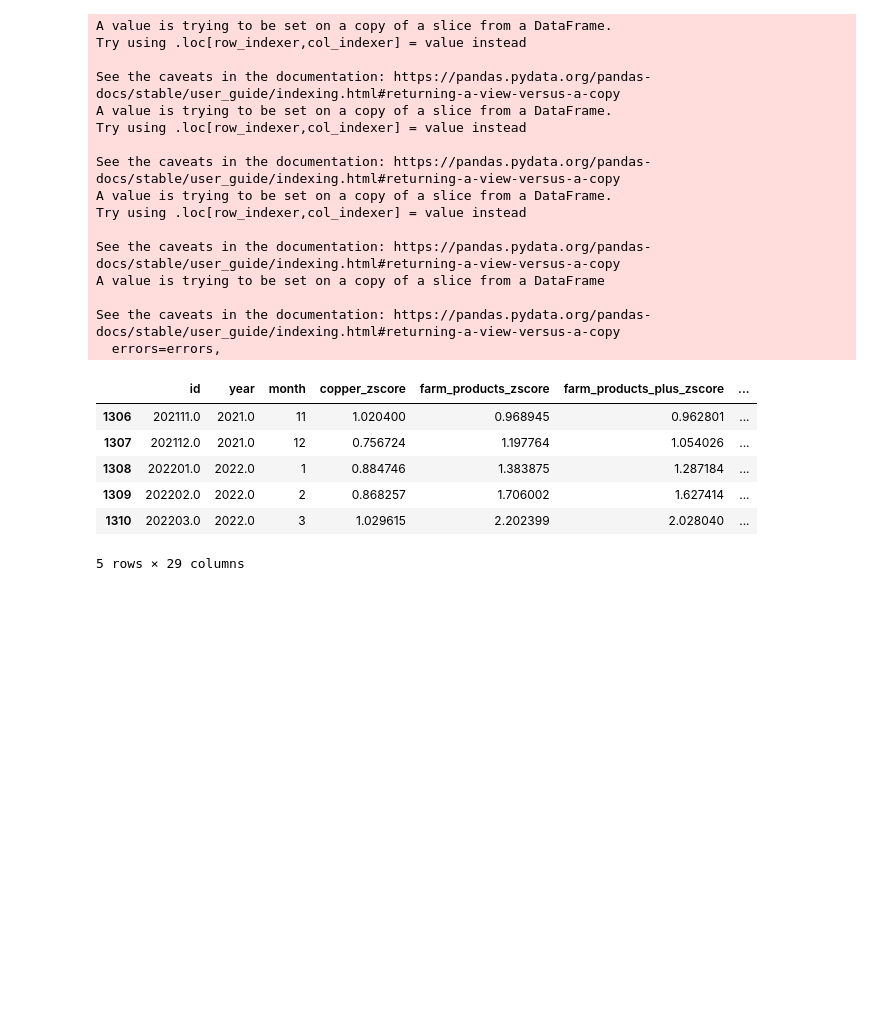
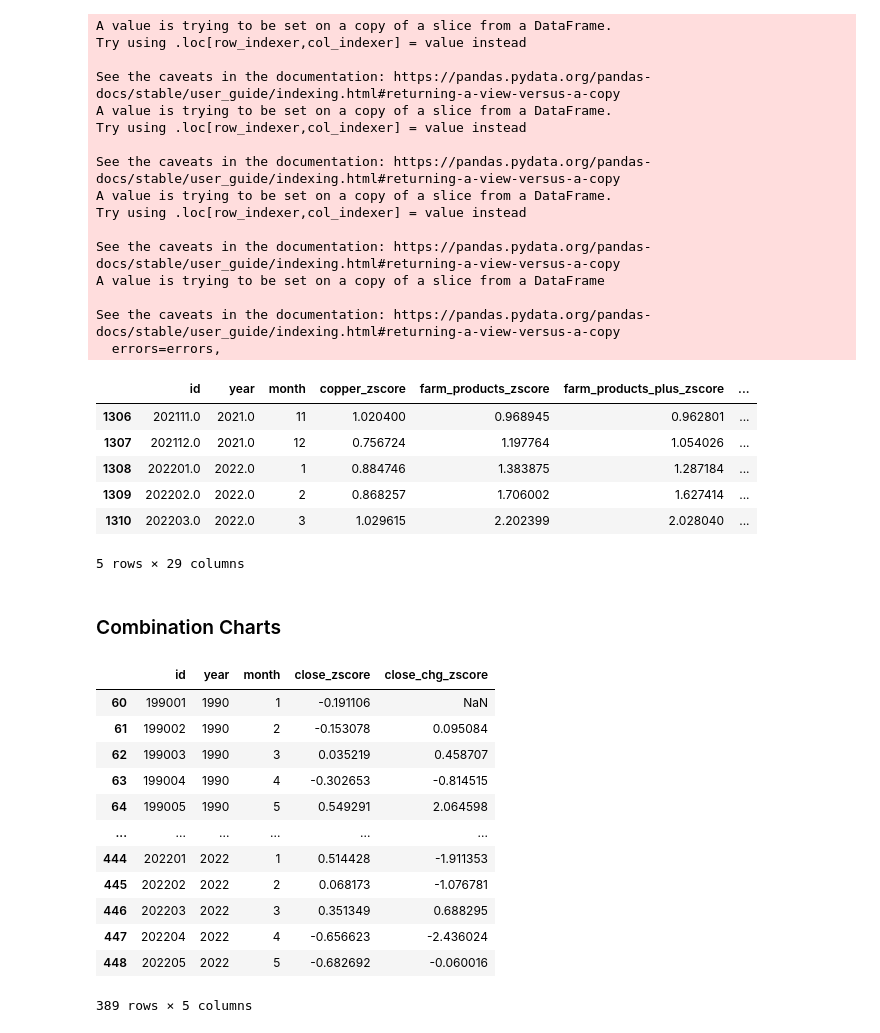
Before and after one commit to obsessedquant/Economic_Indicators, a Jupyter notebook: 0_Combined_Indicators.ipynb, the cells around one changed output. Drawn from its saved outputs; the diff is of its cells as text; code cells hidden in the pictures; blank space fills up the shorter version.

```diff
--- a/0_Combined_Indicators.ipynb
+++ b/0_Combined_Indicators.ipynb
@@ -432,3 +537,5 @@ See the caveats in the documentation: https://pandas.pydata.org/pandas-docs/stab
 | 1309 | 202202.0 | 2022.0 | 2 | 0.868257 | 1.706002 | 1.627414 | ... |
 | 1310 | 202203.0 | 2022.0 | 3 | 1.029615 | 2.202399 | 2.028040 | ... |
 5 rows × 29 columns
+# %% [markdown]
+### Combination Charts
@@ -434,0 +554,16 @@ See the caveats in the documentation: https://pandas.pydata.org/pandas-docs/stab
+# %%
+sp500_mo_df3
+# %% [output]
+|  | id | year | month | close_zscore | close_chg_zscore |
+| 60 | 199001 | 1990 | 1 | -0.191106 | NaN |
+| 61 | 199002 | 1990 | 2 | -0.153078 | 0.095084 |
+| 62 | 199003 | 1990 | 3 | 0.035219 | 0.458707 |
+| 63 | 199004 | 1990 | 4 | -0.302653 | -0.814515 |
+| 64 | 199005 | 1990 | 5 | 0.549291 | 2.064598 |
+| ... | ... | ... | ... | ... | ... |
+| 444 | 202201 | 2022 | 1 | 0.514428 | -1.911353 |
+| 445 | 202202 | 2022 | 2 | 0.068173 | -1.076781 |
+| 446 | 202203 | 2022 | 3 | 0.351349 | 0.688295 |
+| 447 | 202204 | 2022 | 4 | -0.656623 | -2.436024 |
+| 448 | 202205 | 2022 | 5 | -0.682692 | -0.060016 |
+389 rows × 5 columns
```
Also changed, not shown: parts of 10 cells of this notebook, 5 other files.
